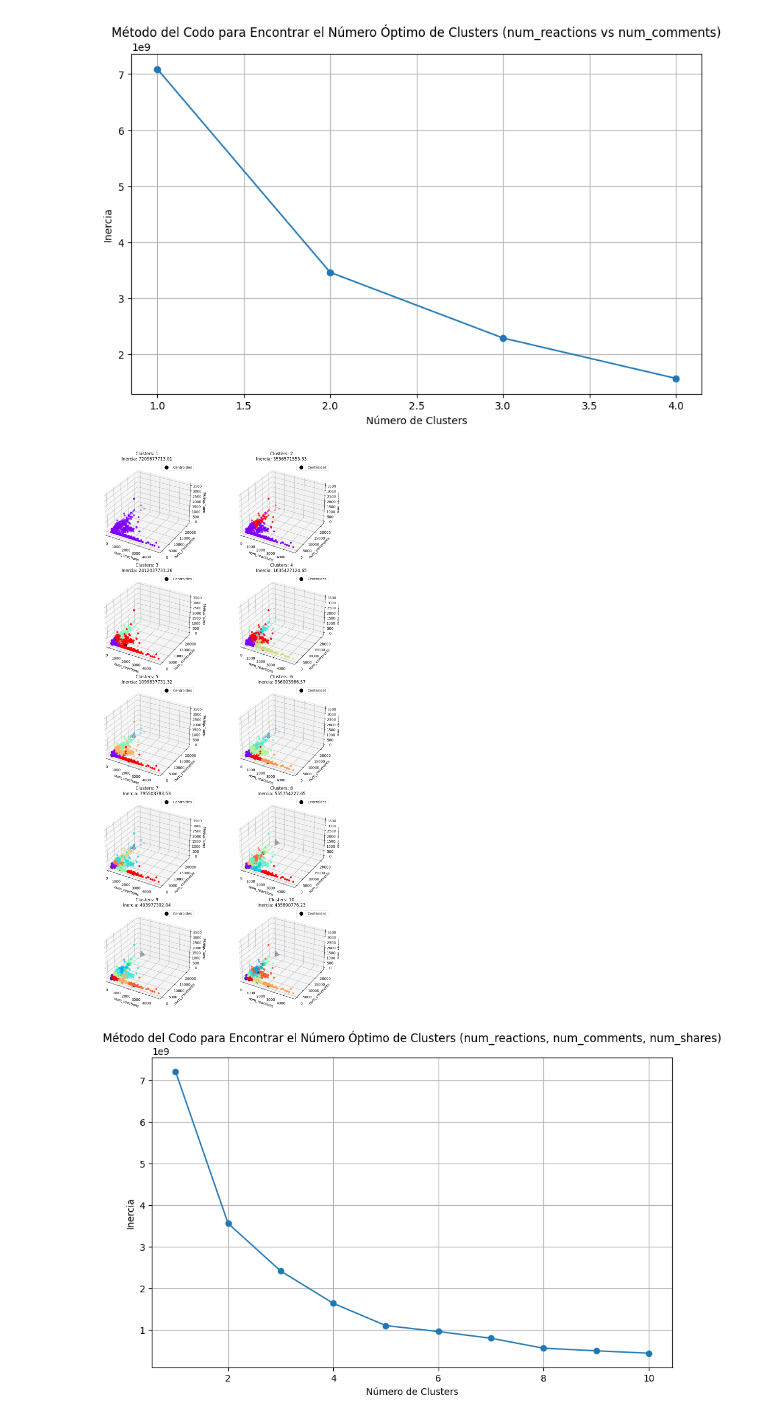
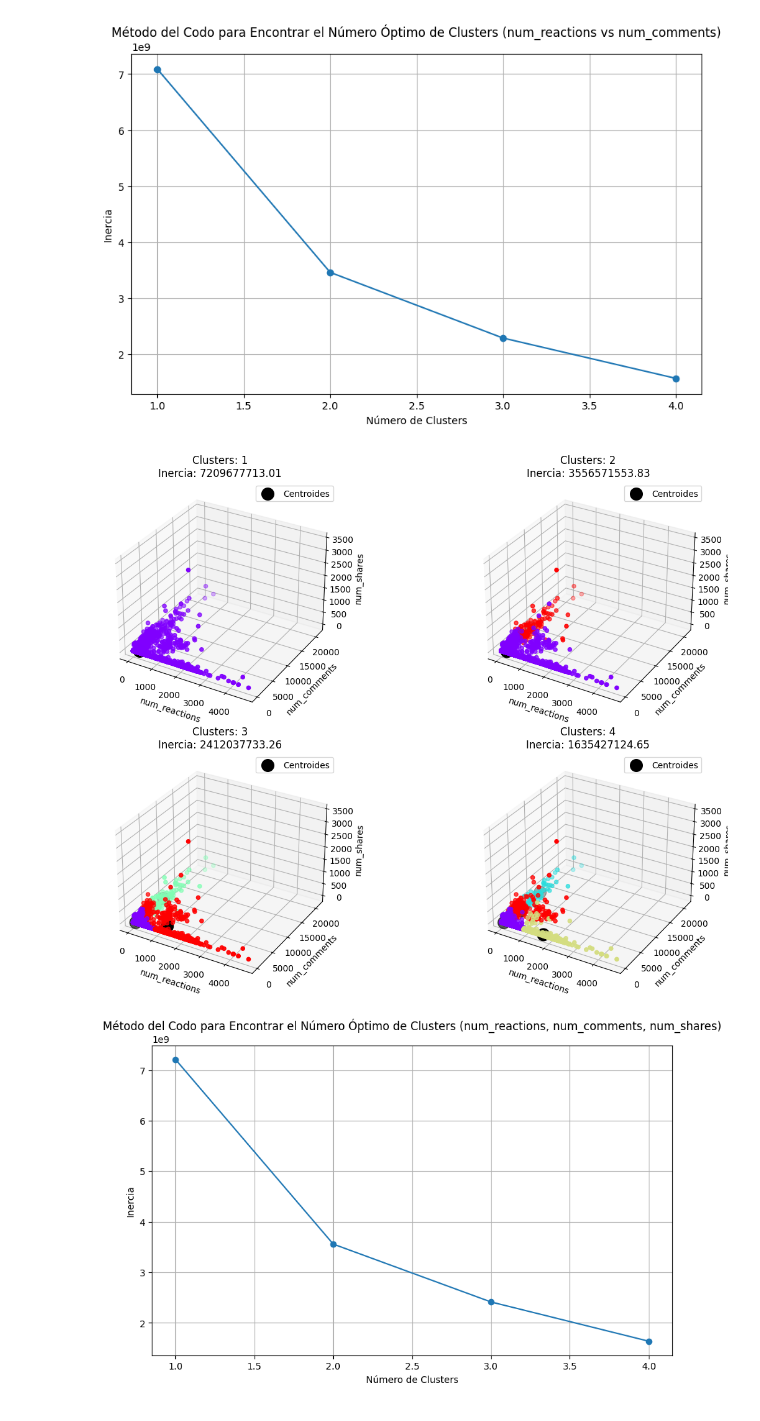
Before and after one commit to DiegoCastr00/Machine_Learning, a Jupyter notebook: Practica_2/Kmeans.ipynb, the cells around one changed output. Drawn from its saved outputs; the diff is of its cells as text; code cells hidden in the pictures.

```diff
--- a/Practica_2/Kmeans.ipynb
+++ b/Practica_2/Kmeans.ipynb
@@ -134,26 +131,19 @@ K_Means(data,columns=['num_reactions', 'num_comments'] )
 [figure]
 [figure]
 # %%
-from mpl_toolkits.mplot3d import Axes3D
-
 def K_Means3D(data, columns):
     X = data[columns].values
-
-    max_clusters = 10
+    max_clusters = 4
     inertia_values = []
-
     def calculate_distances(X, centroids):
         num_points = X.shape[0]
         num_clusters = centroids.shape[0]
         distances = np.zeros((num_points, num_clusters))
-
         for i in range(num_clusters):
             centroid = centroids[i]
             squared_distances = np.sum((X - centroid) ** 2, axis=1)
             distances[:, i] = np.sqrt(squared_distances)
-
         return distances
-
     def update_centroids(X, labels, num_clusters):
         new_centroids = np.zeros((num_clusters, X.shape[1]))
         for i in range(num_clusters):
@@ -161,7 +151,6 @@ def K_Means3D(data, columns):
             if len(cluster_points) > 0:
                 new_centroids[i] = np.mean(cluster_points, axis=0)
         return new_centroids
-
     def calculate_inertia(X, labels, centroids):
         inertia = 0
         for i in range(len(centroids)):
@@ -169,55 +158,39 @@ def K_Means3D(data, columns):
             squared_distances = np.sum((cluster_points - centroids[i]) ** 2)
             inertia += squared_distances
         return inertia
-
-    # Crear la figura y los ejes para los subplots
     fig = plt.figure(figsize=(12, 22))
-
     for num_clusters in range(1, max_clusters + 1):
         np.random.seed(0)
         centroids = X[np.random.choice(X.shape[0], num_clusters, replace=False)]
         max_iters = 100
-
         for _ in range(max_iters):
             distances = calculate_distances(X, centroids)
             labels = np.argmin(distances, axis=1)
             new_centroids = update_centroids(X, labels, num_clusters)
-
             if np.all(centroids == new_centroids):
                 break
             centroids = new_centroids
-
         inertia = calculate_inertia(X, labels, centroids)
         inertia_values.append(inertia)
-
-        # Crear un nuevo subplot en la disposición 5x2
         ax = fig.add_subplot(5, 2, num_clusters, projection='3d')
-
-        # Plot en 3D
         ax.scatter(X[:, 0], X[:, 1], X[:, 2], c=labels, cmap='rainbow')
-        ax.scatter(centroids[:, 0], centroids[:, 1], centroids[:, 2], s=100, c='black', label='Centroides')
+        ax.scatter(centroids[:, 0], centroids[:, 1], centroids[:, 2], s=200, c='black', label='Centroides')
         ax.set_title(f'Clusters: {num_clusters}\nInercia: {inertia:.2f}')
         ax.legend()
-
-        # Configura las etiquetas de los ejes
         ax.set_xlabel(columns[0])
         ax.set_ylabel(columns[1])
         ax.set_zlabel(columns[2])
-
-    # Ajustar el espaciado de los subplots
     plt.tight_layout()
-
     plt.figure(figsize=(10, 6))
     plt.plot(range(1, max_clusters + 1), inertia_values, marker='o', linestyle='-')
     plt.xlabel('Número de Clusters')
     plt.ylabel('Inercia')
     plt.title(f'Método del Codo para Encontrar el Número Óptimo de Clusters ({columns[0]}, {columns[1]}, {columns[2]})')
     plt.grid(True)
-
     plt.show()
 
 columns = ['num_reactions', 'num_comments', 'num_shares']
 K_Means3D(data, columns)
 # %% [output]
-[figure, old version]
+[figure, new version]
-[figure, old version]
+[figure, new version]
```
Also changed, not shown: parts of 2 cells of this notebook, 1 other file.
